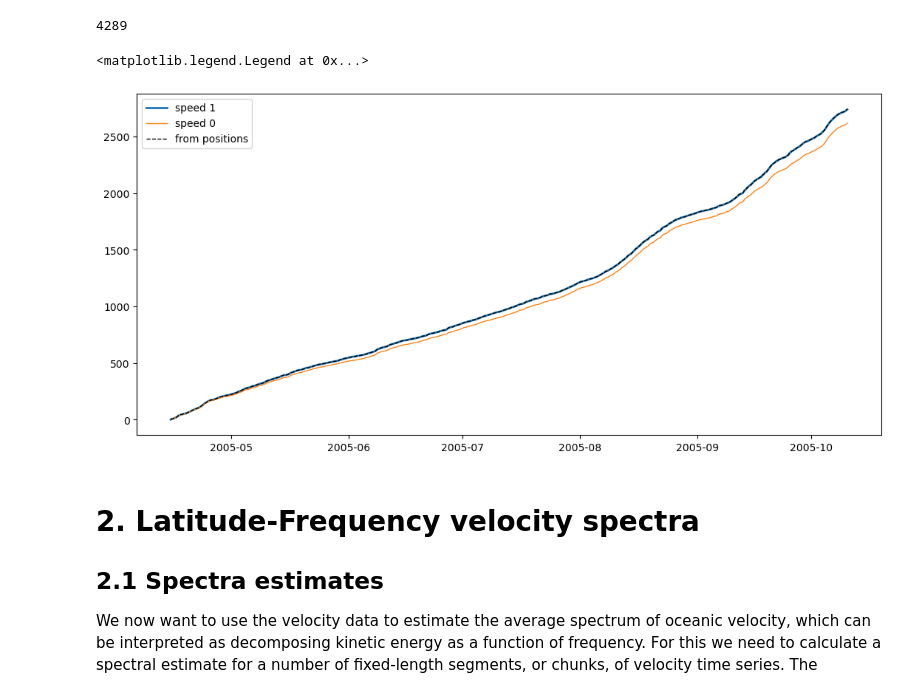
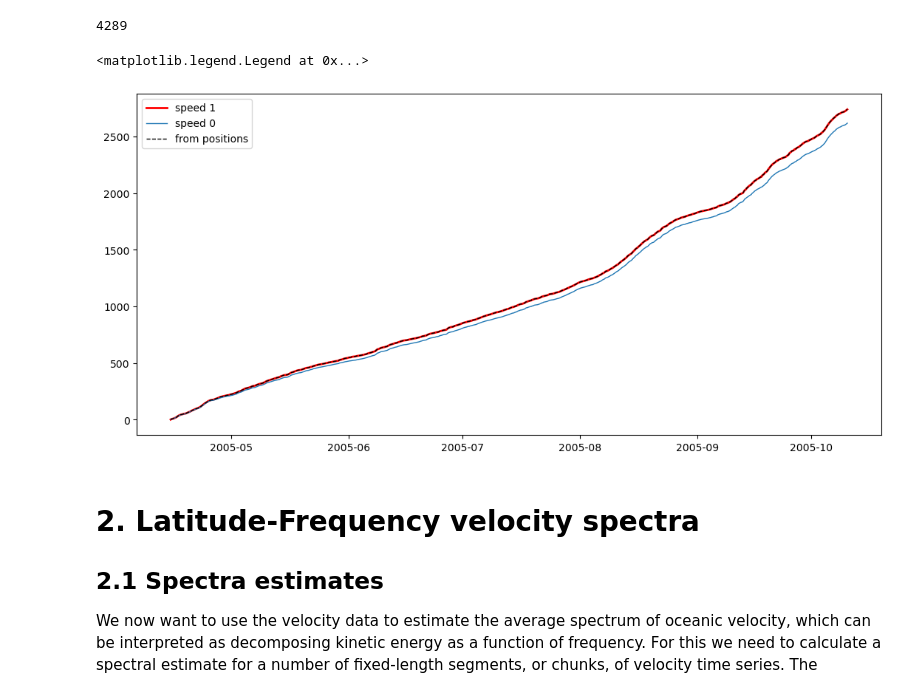
Before and after one commit to selipot/clouddrift-examples, a Jupyter notebook: notebooks/demo-comm-workshop-2023.ipynb, the cells around one changed output. Drawn from its saved outputs; the diff is of its cells as text; code cells hidden in the pictures.

```diff
--- a/notebooks/demo-comm-workshop-2023.ipynb
+++ b/notebooks/demo-comm-workshop-2023.ipynb
@@ -119,5 +119,5 @@ In the plot above each individual "sub-row" of the trajectory is indicated by a
 We now apply the segmentation above but to all the individual trajectories of the ragged array. One optional argument of the `segment` function is a row size for the input argument. This input, or existing rowsize, makes the function aware of existing rows in the ragged array. This makes sense as we want to segment individual trajectories by looking for temporal gaps within a single trajectory, and not across trajectories.
 # %%
 # define a new rowsize variable for all contiguous segments
-rowsize = segment(ds.time,dt,rowsize=ds.rowsize)
+rowsize0 = segment(ds.time,dt,rowsize=ds.rowsize)
 # %%
@@ -139,12 +145,12 @@ Next, we want to illustrate the use of operations per segments, such as calculat
 # %%
 # Define new variables by pruning the ones contained in the original xarray dataset: time, longitude, latitude, latitude, velcoity components (ve, vn), and drogue status
 min_rowsize = 2 # define the minimum length of segment we want to keep
-time,rowsize = prune(ds.time,rowsize,min_rowsize=min_rowsize)
-lon, _ = prune(ds.lon,rowsize,min_rowsize=min_rowsize)
-lat, _ = prune(ds.lat,rowsize,min_rowsize=min_rowsize)
-ve, _ = prune(ds.ve,rowsize,min_rowsize=min_rowsize)
-vn, _  = prune(ds.vn,rowsize,min_rowsize=min_rowsize)
-drogue_status, _ = prune(ds.drogue_status,rowsize,min_rowsize=min_rowsize)
+time,rowsize = prune(ds.time,rowsize0,min_rowsize=min_rowsize)
+lon, _ = prune(ds.lon,rowsize0,min_rowsize=min_rowsize)
+lat, _ = prune(ds.lat,rowsize0,min_rowsize=min_rowsize)
+ve, _ = prune(ds.ve,rowsize0,min_rowsize=min_rowsize)
+vn, _  = prune(ds.vn,rowsize0,min_rowsize=min_rowsize)
+drogue_status, _ = prune(ds.drogue_status,rowsize0,min_rowsize=min_rowsize)
 # %%
 display(np.shape(time))
 display(np.shape(rowsize))
@@ -189,14 +195,14 @@ display(len(dx1),len(dx),len(time[row]))
 # %%
 # plot the results
 fig, ax = plt.subplots(nrows=1, ncols=1,figsize=(13, 6))
-ax.plot(time[row][0:-1],dx1*1e-3,linewidth=2,label='speed 1')
+ax.plot(time[row][0:-1],dx1*1e-3,linewidth=2,label='speed 1',color='r')
 ax.plot(time[row][0:-1],dx0*1e-3,linewidth=1,label='speed 0')
 ax.plot(time[row][0:-1],dx*1e-3,linewidth=1,label='from positions',linestyle='--',color='k')
 ax.legend()
 # this reveals something about the calculation of velocity from positions
 # %% [output]
 <matplotlib.legend.Legend at 0x...>
-[figure, old version]
+[figure, new version]
 # %% [markdown]
 # 2. Latitude-Frequency velocity spectra
 
```
Also changed, not shown: parts of 10 cells of this notebook.
